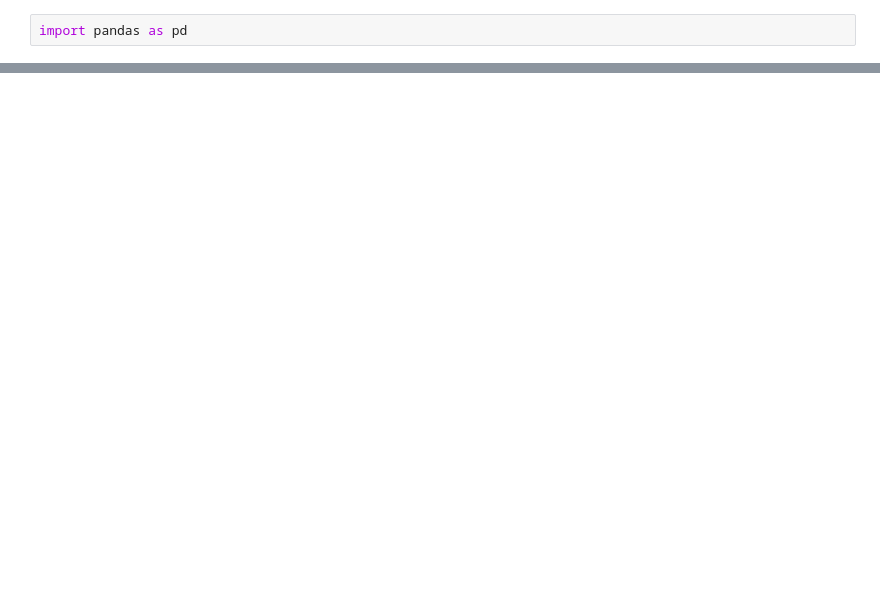
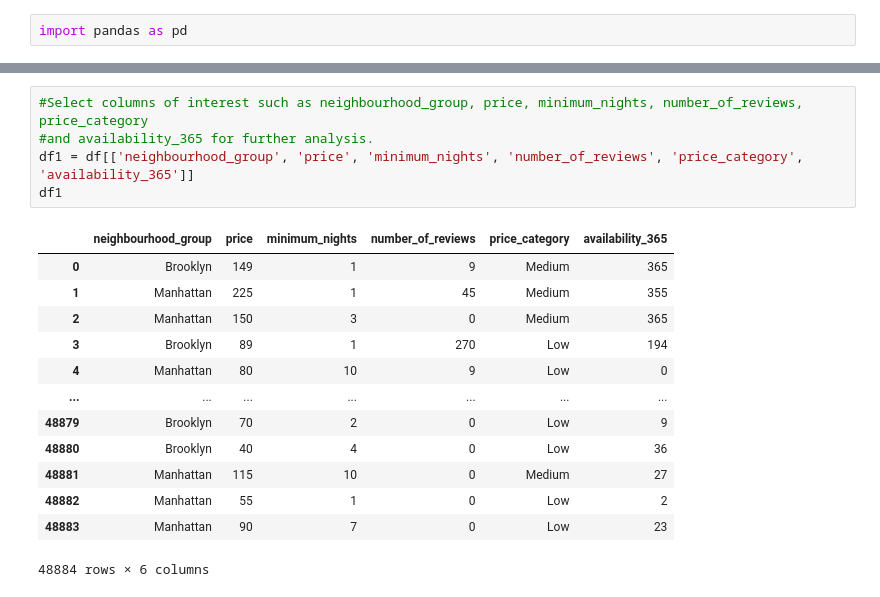
Before and after one commit to prokopivap/moodlecloud_pandas, a Jupyter notebook: Data_Selection_Filtering_Aggregation.ipynb, the cells around one changed output, grey strips where cells are left out. Drawn from its saved outputs; the diff is of its cells as text; blank space fills up the shorter version.

```diff
--- a/Data_Selection_Filtering_Aggregation.ipynb
+++ b/Data_Selection_Filtering_Aggregation.ipynb
@@ -4,0 +71,19 @@ df = read_csv('AirBnB_NY/AB_NYC_2019.csv')
+# %%
+#Select columns of interest such as neighbourhood_group, price, minimum_nights, number_of_reviews, price_category
+#and availability_365 for further analysis.
+df1 = df[['neighbourhood_group', 'price', 'minimum_nights', 'number_of_reviews', 'price_category', 'availability_365']]
+df1
+# %% [output]
+|  | neighbourhood_group | price | minimum_nights | number_of_reviews | price_category | availability_365 |
+| 0 | Brooklyn | 149 | 1 | 9 | Medium | 365 |
+| 1 | Manhattan | 225 | 1 | 45 | Medium | 355 |
+| 2 | Manhattan | 150 | 3 | 0 | Medium | 365 |
+| 3 | Brooklyn | 89 | 1 | 270 | Low | 194 |
+| 4 | Manhattan | 80 | 10 | 9 | Low | 0 |
+| ... | ... | ... | ... | ... | ... | ... |
+| 48879 | Brooklyn | 70 | 2 | 0 | Low | 9 |
+| 48880 | Brooklyn | 40 | 4 | 0 | Low | 36 |
+| 48881 | Manhattan | 115 | 10 | 0 | Medium | 27 |
+| 48882 | Manhattan | 55 | 1 | 0 | Low | 2 |
+| 48883 | Manhattan | 90 | 7 | 0 | Low | 23 |
+48884 rows × 6 columns
```
Also changed, not shown: parts of 11 cells of this notebook, 3 other files.
